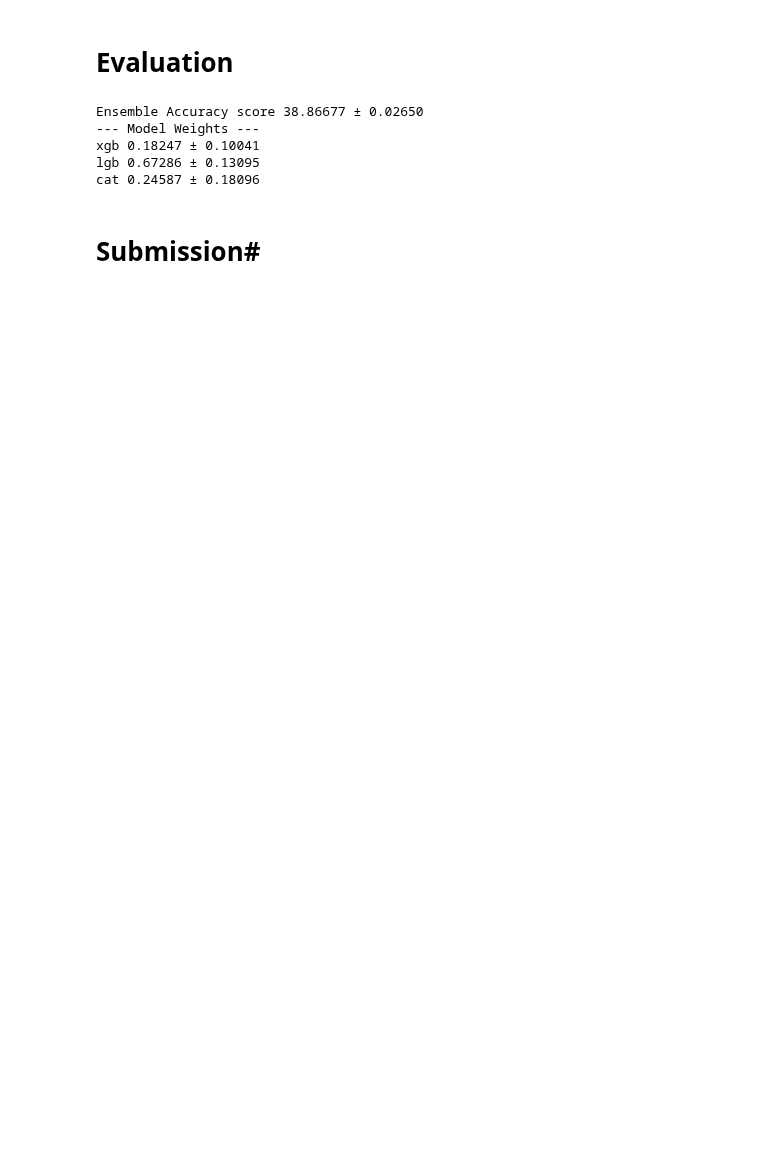
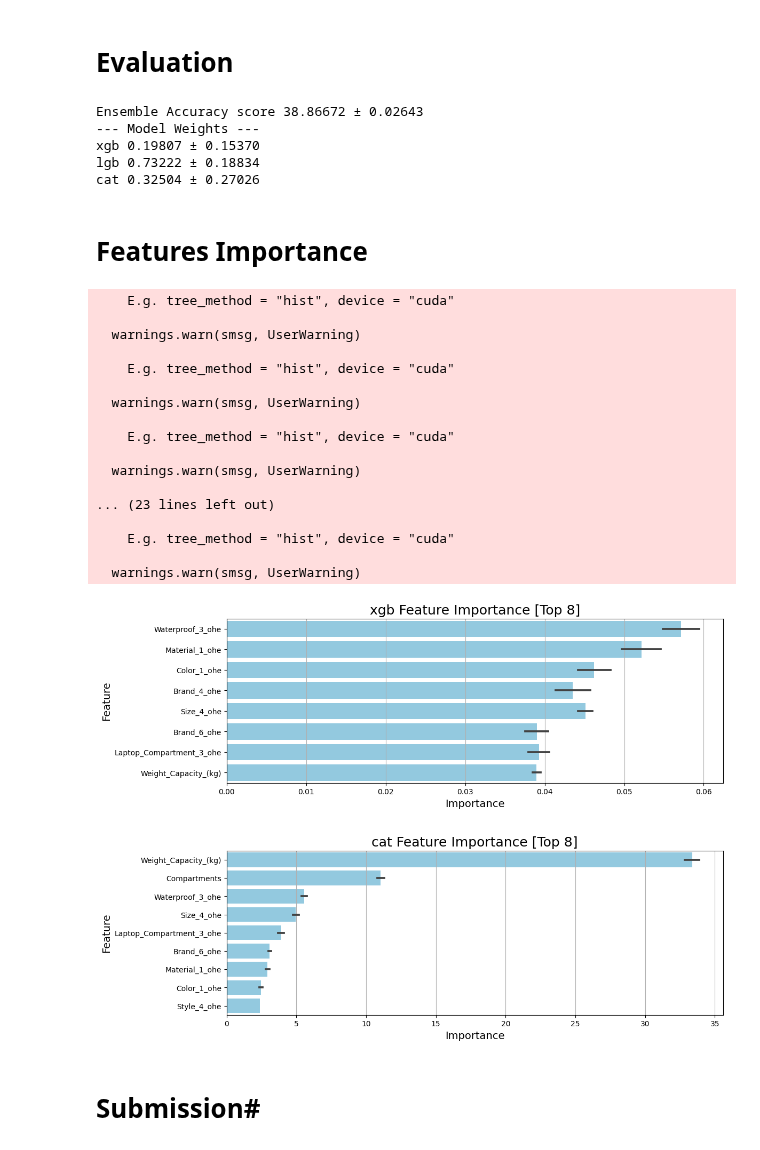
Before and after one commit to warut/kaggle, a Jupyter notebook: backpack-price.ipynb, the cells around one changed output. Drawn from its saved outputs; the diff is of its cells as text; code cells hidden in the pictures; blank space fills up the shorter version.

```diff
--- a/backpack-price.ipynb
+++ b/backpack-price.ipynb
@@ -386,7 +388,7 @@ class Regressor:
         cb_params = {
             'iterations': self.n_estimators,
             'depth': 7,
-            'learning_rate': 0.1,
+            'learning_rate': 0.05,
             'l2_leaf_reg': 0.7,
             'random_strength': 0.2,
             'max_bin': 200,
@@ -417,7 +419,7 @@ class OptunaWeights:
 
     def _objective(self, trial, y_true, y_preds):
         # Define the weights for the predictions from each model
-        weights = [trial.suggest_float(f"weight{n}", 0, 1) for n in range(len(y_preds))]
+        weights = [trial.suggest_float(f"weight{n}", 0.0001, 1) for n in range(len(y_preds))]
 
         # Calculate the weighted prediction
         weighted_pred = np.average(np.array(y_preds).T, axis=1, weights=weights)
@@ -779,11 +765,59 @@ std_weights = np.std(weights, axis=0)
 for name, mean_weight, std_weight in zip(models.keys(), mean_weights, std_weights):
     print(f'{name} {mean_weight:.5f} ± {std_weight:.5f}')
 # %% [output]
-Ensemble Accuracy score 38.86677 ± 0.02650
+Ensemble Accuracy score 38.86672 ± 0.02643
 --- Model Weights ---
-xgb 0.18247 ± 0.10041
-lgb 0.67286 ± 0.13095
-cat 0.24587 ± 0.18096
+xgb 0.19807 ± 0.15370
+lgb 0.73222 ± 0.18834
+cat 0.32504 ± 0.27026
+# %% [markdown]
+# Features Importance
+# %%
+def visualize_importance(models, feature_cols, title, top=8):
+    importances = []
+    feature_importance = pd.DataFrame()
+    for i, model in enumerate(models):
+        _df = pd.DataFrame()
+        _df["importance"] = model.feature_importances_
+        _df["feature"] = pd.Series(feature_cols)
+        _df["fold"] = i
+        _df = _df.sort_values('importance', ascending=False)
+        _df = _df.head(top)
+        feature_importance = pd.concat([feature_importance, _df], axis=0, ignore_index=True)
+
+    feature_importance = feature_importance.sort_values('importance', ascending=False)
+    # display(feature_importance.groupby(["feature"]).mean().reset_index().drop('fold', axis=1))
+    plt.figure(figsize=(12, 4))
+    sns.barplot(x='importance', y='feature', data=feature_importance, color='skyblue', errorbar='sd')
+    plt.xlabel('Importance', fontsize=14)
+    plt.ylabel('Feature', fontsize=14)
+    plt.title(f'{title} Feature Importance [Top {top}]', fontsize=18)
+    plt.grid(True, axis='x')
+    plt.show()
+
+for name, models in trained_models.items():
+    if name in ['cat', 'xgb']:
+        visualize_importance(models, list(X_train.columns), name)
+# %% [output]
+    E.g. tree_method = "hist", device = "cuda"
+
+  warnings.warn(smsg, UserWarning)
+
+    E.g. tree_method = "hist", device = "cuda"
+
+  warnings.warn(smsg, UserWarning)
+
+    E.g. tree_method = "hist", device = "cuda"
+
+  warnings.warn(smsg, UserWarning)
+
+... (23 lines left out)
+
+    E.g. tree_method = "hist", device = "cuda"
+
+  warnings.warn(smsg, UserWarning)
+[figure, added]
+[figure, added]
 # %% [markdown]
 # Submission#
 # %%
```
Also changed, not shown: parts of 7 cells of this notebook.
